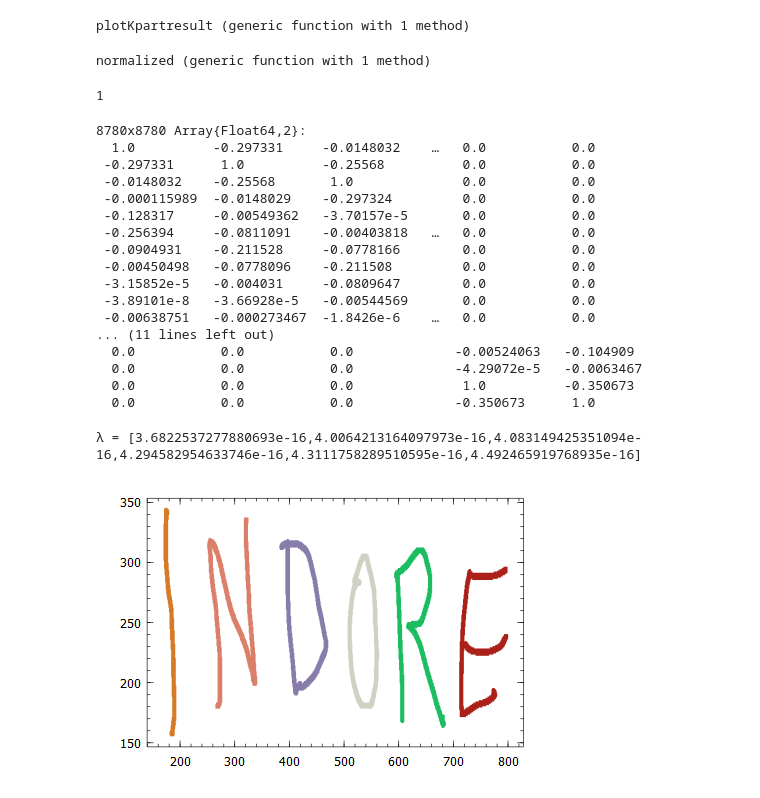
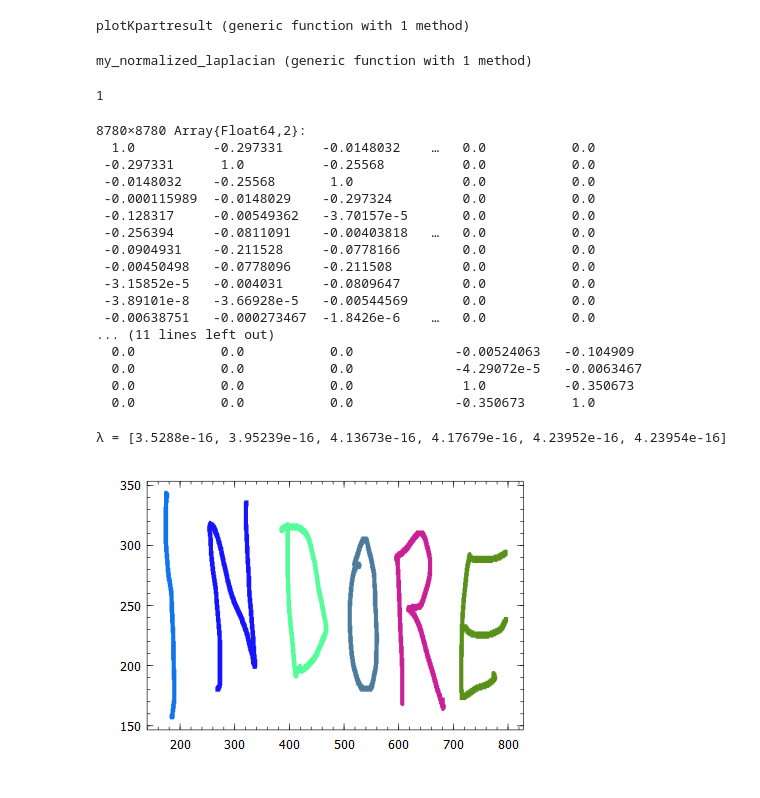
Before and after one commit to ivanslapnicar/GIAN-Applied-NLA-Course, a Jupyter notebook: src/Module C - Applications/S5 Examples in Data Clustering.ipynb, the cells around one changed output. Cells and saved outputs as stored; diff of their text form; code cells hidden in the pictures.

```diff
--- a/src/Module C - Applications/S5 Examples in Data Clustering.ipynb
+++ b/src/Module C - Applications/S5 Examples in Data Clustering.ipynb
@@ -46,5 +21,4 @@ Gray Images.Image with:
 # %%
 # Extract the matrix
-imgsep=separate(img)
-A=imgsep.data
+A=float(img)
 # %% [output]
@@ -119,3 +81,3 @@ img1=convert(Image{Gray},imgsep1)
 # %%
-# Creating the data points
-X=Array(Int,2,sum(A.==1))
+# Create the data points from letters
+X=Array{Int}(2,sum(A.==1));
@@ -196,19 +148,21 @@ end
 # %% [output]
 plotKpartresult (generic function with 1 method)
 # %%
-# Normalized Laplacian matrix
-function normalized(L::Matrix)
-    D=1.0./sqrt(diag(L))
+# Now some functions
+function my_weight_matrix(src::Array,dst::Array,weights::Array)
+    n=nv(G)
+    sparse([src;dst],[dst;src],[weights;weights],n,n)
+end
+
+my_laplacian(W::AbstractMatrix)=sparse(diagm(vec(sum(W,2))))-W
+
+function my_normalized_laplacian(L::AbstractMatrix)
+    D=1.0./sqrt.(diag(L))
     n=length(D)
-    Ln=map(Float64,Symmetric([L[i,j]*D[i]*D[j] for i=1:n,j=1:n]))
-    # Set diagonal exactly to 1
-    for i=1:n
-        Ln[i,i]=1.0
-    end
-    Ln
+    [L[i,j]*(D[i]*D[j]) for i=1:n, j=1:n]
 end
 # %% [output]
-normalized (generic function with 1 method)
+my_normalized_laplacian (generic function with 1 method)
 # %%
 using Distances
 S=pairwise(SqEuclidean(),X)
@@ -218,15 +172,15 @@ S=pairwise(SqEuclidean(),X)
 1
 # %%
 # Weight matrix
-W=exp(-β*S)
+W=exp.(-β*S)
 # Sum of weights
 D=vec(sum(W,2))
 # Laplacian matrix
-L=diagm(D)-W
+L=my_laplacian(W)
 # Normalized Laplacian matrix
-Ln=normalized(L)
+Ln=my_normalized_laplacian(L)
 # %% [output]
-8780x8780 Array{Float64,2}:
+8780×8780 Array{Float64,2}:
   1.0          -0.297331     -0.0148032    …   0.0           0.0
  -0.297331      1.0          -0.25568          0.0           0.0
  -0.0148032    -0.25568       1.0              0.0           0.0
@@ -246,12 +200,12 @@ Ln=normalized(L)
 # %%
 # Normalized Laplacian
 k=6
 m=size(L,1)
 λ,Y=eigs(Ln,nev=k,which=:SM, v0=ones(m))
 @show λ
-Y=diagm(1.0./sqrt(D))*Y
+Y=diagm(1.0./sqrt.(D))*Y
 out=kmeans(Y',k)
 plotKpartresult(out.assignments,X)
 # %% [output]
-λ = [3.6822537277880693e-16,4.0064213164097973e-16,4.083149425351094e-16,4.294582954633746e-16,4.3111758289510595e-16,4.492465919768935e-16]
+λ = [3.5288e-16, 3.95239e-16, 4.13673e-16, 4.17679e-16, 4.23952e-16, 4.23954e-16]
-[figure, old version]
+[figure, new version]
```
Also changed, not shown: parts of 18 cells of this notebook, 2 other files.
